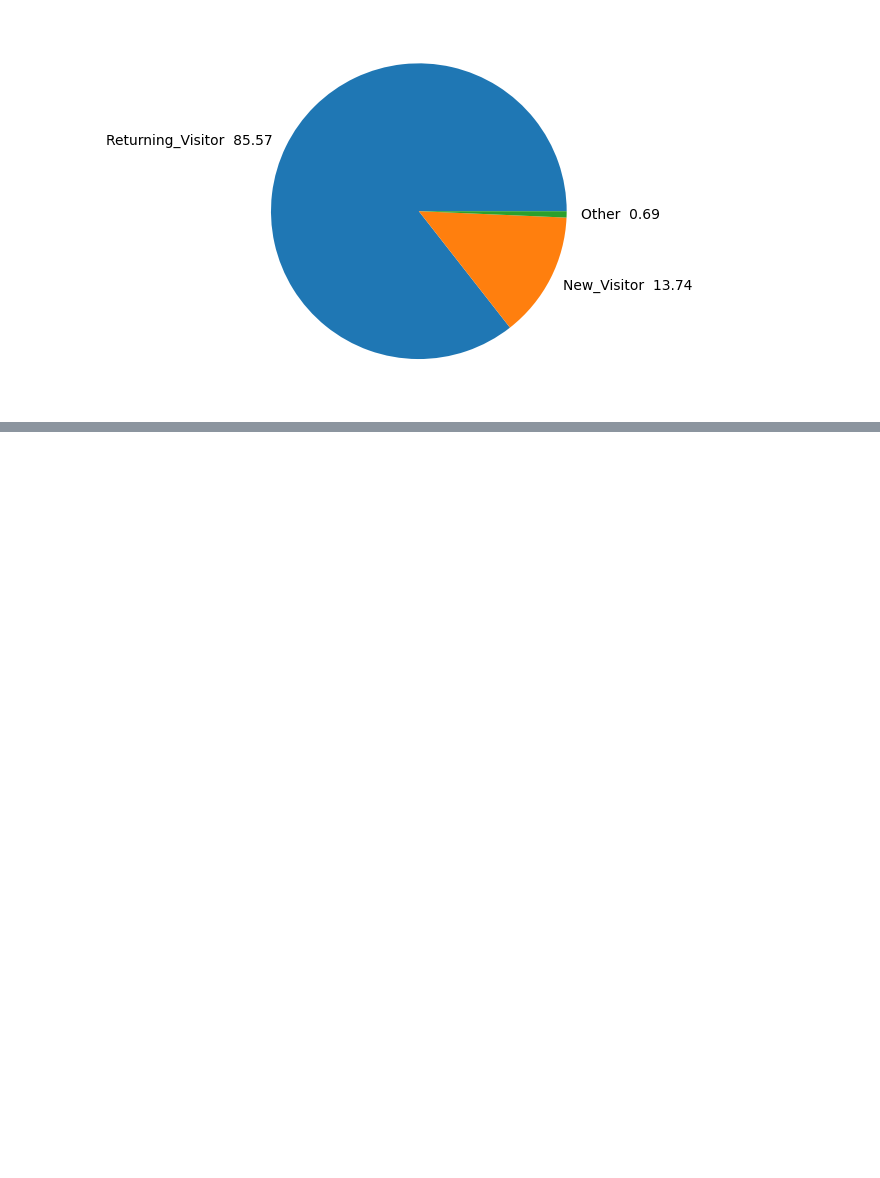
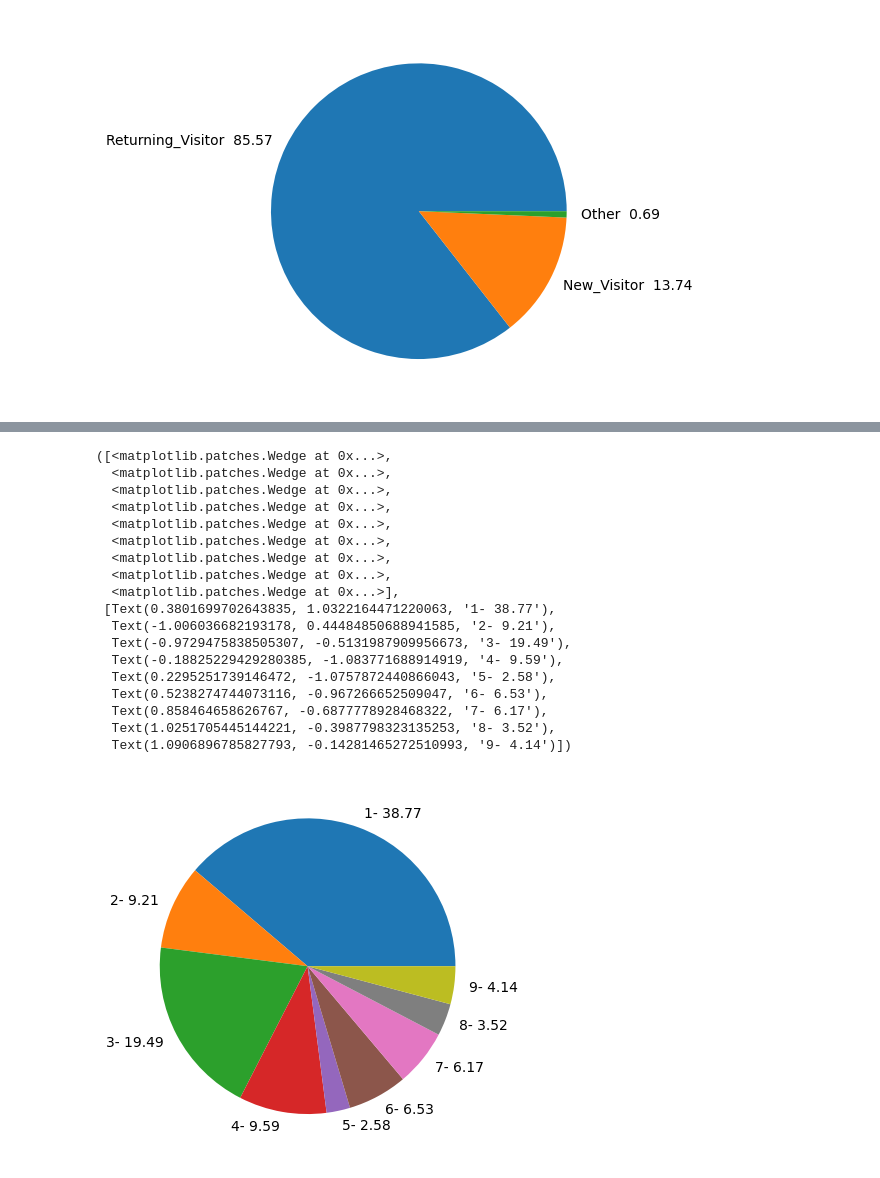
Before and after one commit to Mayank-MSJ-Singh/Online-Shoppers-Purchasing-Intention-Dataset, a Jupyter notebook: main.ipynb, the cells around one changed output, grey strips where cells are left out. Saved outputs shown, nothing was run; the diff lists cells and outputs as text; code cells hidden in the pictures; blank space fills up the shorter version.

```diff
--- a/main.ipynb
+++ b/main.ipynb
@@ -152,0 +162,8 @@ Axes(0.547727,0.11;0.352273x0.0939024)
+# %%
+region_counts = df['Region'].value_counts()
+print(region_counts)
+
+region_counts_percent = round(percent(region_counts), 2)
+
+region = [region_counts[1],region_counts[2],region_counts[3],region_counts[4],region_counts[5],region_counts[6],region_counts[7],region_counts[8],region_counts[9]]
+print(region)
@@ -152,0 +183,22 @@ Axes(0.547727,0.11;0.352273x0.0939024)
+# %%
+plt.pie(region, labels =["1- "+str(region_counts_percent[1]),"2- "+str(region_counts_percent[2]),"3- "+str(region_counts_percent[3]),"4- "+str(region_counts_percent[4]),"5- "+str(region_counts_percent[5]),"6- "+str(region_counts_percent[6]),"7- "+str(region_counts_percent[7]),"8- "+str(region_counts_percent[8]),"9- "+str(region_counts_percent[9])])
+# %% [output]
+([<matplotlib.patches.Wedge at 0x...>,
+  <matplotlib.patches.Wedge at 0x...>,
+  <matplotlib.patches.Wedge at 0x...>,
+  <matplotlib.patches.Wedge at 0x...>,
+  <matplotlib.patches.Wedge at 0x...>,
+  <matplotlib.patches.Wedge at 0x...>,
+  <matplotlib.patches.Wedge at 0x...>,
+  <matplotlib.patches.Wedge at 0x...>,
+  <matplotlib.patches.Wedge at 0x...>],
+ [Text(0.3801699702643835, 1.0322164471220063, '1- 38.77'),
+  Text(-1.006036682193178, 0.44484850688941585, '2- 9.21'),
+  Text(-0.9729475838505307, -0.5131987909956673, '3- 19.49'),
+  Text(-0.18825229429280385, -1.083771688914919, '4- 9.59'),
+  Text(0.2295251739146472, -1.0757872440866043, '5- 2.58'),
+  Text(0.5238274744073116, -0.967266652509047, '6- 6.53'),
+  Text(0.858464658626767, -0.6877778928468322, '7- 6.17'),
+  Text(1.0251705445144221, -0.3987798323135253, '8- 3.52'),
+  Text(1.0906896785827793, -0.14281465272510993, '9- 4.14')])
+[figure, added]
```
Also changed, not shown: parts of 19 cells of this notebook.
